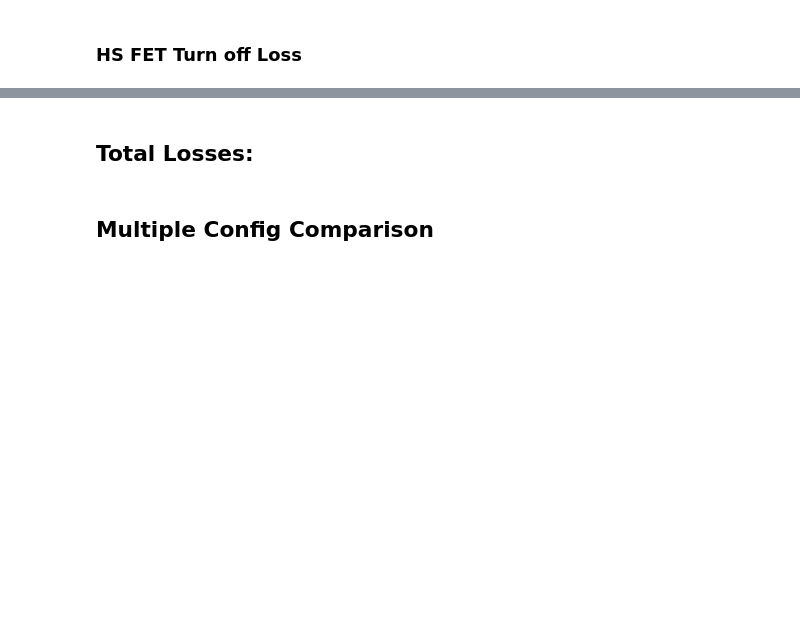
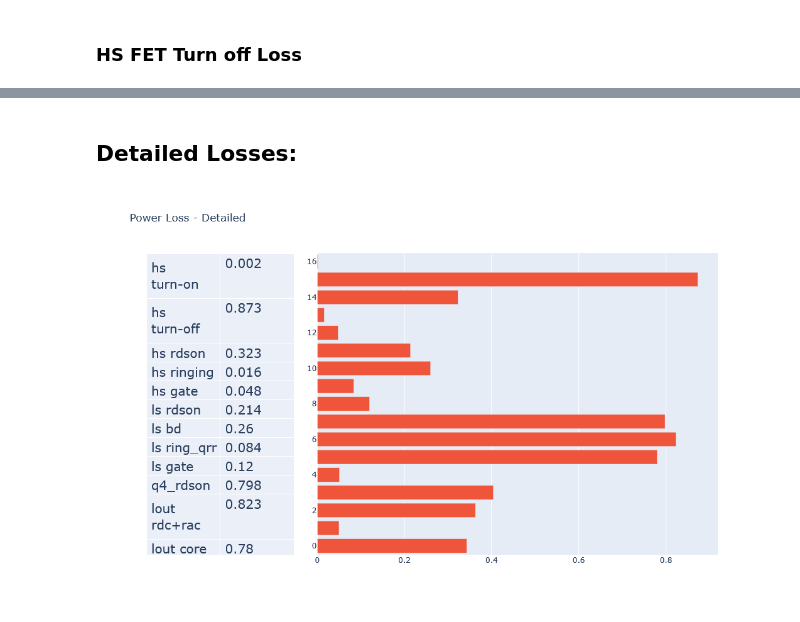
Before and after one commit to grkidwell/pdis_2or3lvl_bb, a Jupyter notebook: pdis_2or3lvl_buckboost.ipynb, the cells around one changed output, grey strips where cells are left out. Cells and saved outputs as stored; diff of their text form; code cells hidden in the pictures; blank space fills up the shorter version.

```diff
--- a/pdis_2or3lvl_buckboost.ipynb
+++ b/pdis_2or3lvl_buckboost.ipynb
@@ -181,33 +47,6 @@ input_params = {'vin': 28,
                         'flying':{'partnum':'C2012X5R1H106K125AC','n':8}}
                }
 input_params['iout'] = input_params['pin']*input_params['eff']/input_params['vout']
-# %%
-input_params = {'vin': 28,
-                'vout': 12, #9,
-                'pin': 165,
-                'eff': 1,
-                'fs':733e3, #318e3,   #839k,723k,635k carova at inductor
-                'ton_mult':1,
-                'tambient':45,
-                'controller':'raa489110',
-                'r_shunt_input':0.010,
-                'rboot':0,
-                'lout':{'family':'ihlp5050ez01', #'hbed053t',
-                        'value(uH)':2.2,
-                        'config':'single'},
-                'lvl_config':'2 level',
-                'hsfet_partnum':'AONS66408',#'BSZ024N04LS6',#'SISH536DN', #'ISZ0702NLS',#'SIRA74DP',#'SIRA74DP','BSC059N04LS6',#'BSZ063N04LS6',#'SIR426DP',#'SIS488DN',#'SIRA74DP',#'SIS488DN',#'AONS66408',#'AONR66406',#'SIS488DN',#'SISS4410DN',#'SISA14DN',##'SISS4410DN',#'BSC059N04LS6', #'SIS488DN''SIR426DP'
-                'lsfet_partnum':'AONS66408',#'SISS52DN',#'BSZ024N04LS6',#'SISA72ADN',#'SISA72ADN',#'AONS66408',#'SISS4410DN',#'SIRA74DP', #'AONS66408',#'BSC059N04LS6',#'BSZ024N04LS6',#'SIRA74DP',
-                'q4_partnum':'AON6314',#'SHORT', #'BSC020N03MSG',#'BSC020N03MSG',#'SIRA74DP',#,'AON7318',#'AONR36368',#'AON7318',#'SISA14DN',#'SISA14DN', #'SHORT', #'SISS52DN',
-                'vgate':5,
-                'm_hs':2,
-                'm_ls':1,
-                'rd':0.5,
-                'caps':{'vin'   :{'partnum':'GRM32EC72A106KE05L','n':4},
-                        'vout'  :{'partnum':'GRM32EC72A106KE05L','n':8},
-                        'flying':{'partnum':'C2012X5R1H106K125AC','n':8}}
-               }
-input_params['iout'] = input_params['pin']*input_params['eff']/input_params['vout']
 # %% [markdown]
 ## Results
 # %%
@@ -290,5 +129,5 @@ fig.show()
 # %% [markdown]
-## Total Losses:
+## Detailed Losses:
 # %%
 df=pd.DataFrame.from_dict(b_loss.p_summary,orient='index',columns=['pdis'])
 idx = df.index
@@ -310,33 +149,33 @@ fig.add_trace(
         ),
         # header = dict(
         #     values = ['index','value'],
         #     font=dict(size=20),
         #     align="left"
         # ),
         cells = dict(
             values = [idx,val],
             font=dict(size=20),
             height=30,
             align="left"
         )
 
     ),
 
     row=1,col=1
 )
 fig.add_trace(
     go.Bar(
         x=val_rev,
         orientation='h'
     ),
     row=1,col=2
 )
 fig.update_layout(
     height=660,
     showlegend=False,
-    title_text="Power Loss by Component",
+    title_text="Power Loss - Detailed",
 )
 
 fig.show()
+# %% [output]
+[figure, added]
-# %% [markdown]
-## Multiple Config Comparison
```
Also changed, not shown: parts of 41 cells of this notebook, 2 other files.
